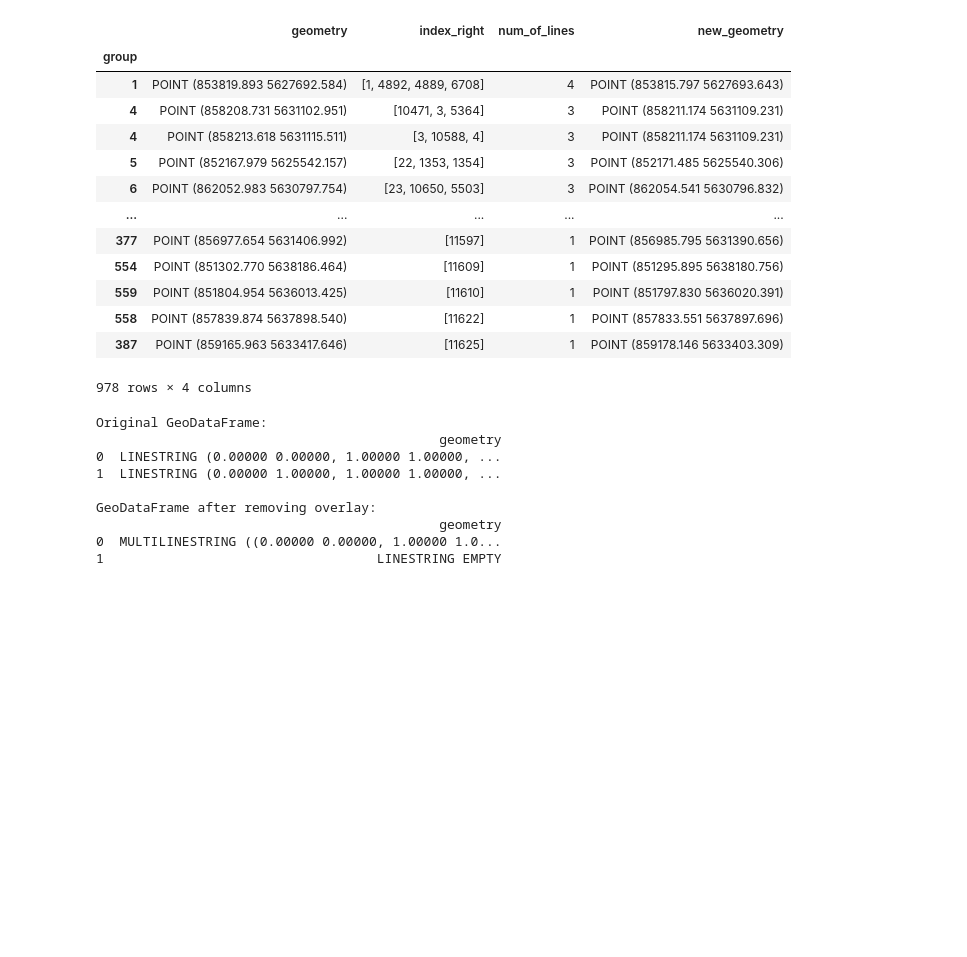
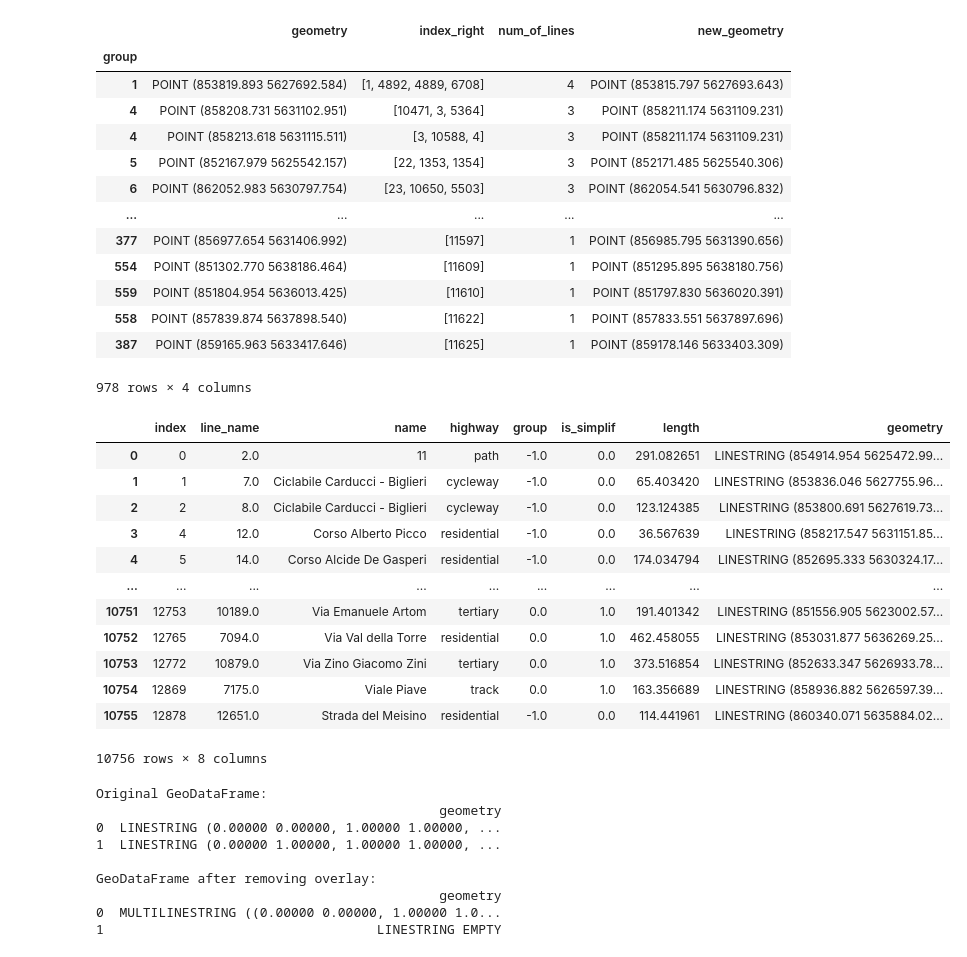
Before and after one commit to achic19/SOD0, a Jupyter notebook: Code/notebooks/topology.ipynb, the cells around one changed output. Saved outputs shown, nothing was run; the diff lists cells and outputs as text; code cells hidden in the pictures; blank space fills up the shorter version.

```diff
--- a/Code/notebooks/topology.ipynb
+++ b/Code/notebooks/topology.ipynb
@@ -793,6 +833,25 @@ network_new.to_file(f'{intersection_agg_folder}network_new.shp')
 | 558 | POINT (857839.874 5637898.540) | [11622] | 1 | POINT (857833.551 5637897.696) |
 | 387 | POINT (859165.963 5633417.646) | [11625] | 1 | POINT (859178.146 5633403.309) |
 978 rows × 4 columns
+# %%
+# This code take the network and delete polylines with the same
+intersection_agg_folder = f'{data_folder}/intersection_agg/'
+gpd.read_file(f'{intersection_agg_folder}network_new.shp')
+all_points = network[geometry].apply(lambda line: [Point(line.coords[0]), Point(line.coords[-1])]).explode()
+# %% [output]
+|  | index | line_name | name | highway | group | is_simplif | length | geometry |
+| 0 | 0 | 2.0 | 11 | path | -1.0 | 0.0 | 291.082651 | LINESTRING (854914.954 5625472.99... |
+| 1 | 1 | 7.0 | Ciclabile Carducci - Biglieri | cycleway | -1.0 | 0.0 | 65.403420 | LINESTRING (853836.046 5627755.96... |
+| 2 | 2 | 8.0 | Ciclabile Carducci - Biglieri | cycleway | -1.0 | 0.0 | 123.124385 | LINESTRING (853800.691 5627619.73... |
+| 3 | 4 | 12.0 | Corso Alberto Picco | residential | -1.0 | 0.0 | 36.567639 | LINESTRING (858217.547 5631151.85... |
+| 4 | 5 | 14.0 | Corso Alcide De Gasperi | residential | -1.0 | 0.0 | 174.034794 | LINESTRING (852695.333 5630324.17... |
+| ... | ... | ... | ... | ... | ... | ... | ... | ... |
+| 10751 | 12753 | 10189.0 | Via Emanuele Artom | tertiary | 0.0 | 1.0 | 191.401342 | LINESTRING (851556.905 5623002.57... |
+| 10752 | 12765 | 7094.0 | Via Val della Torre | residential | 0.0 | 1.0 | 462.458055 | LINESTRING (853031.877 5636269.25... |
+| 10753 | 12772 | 10879.0 | Via Zino Giacomo Zini | tertiary | 0.0 | 1.0 | 373.516854 | LINESTRING (852633.347 5626933.78... |
+| 10754 | 12869 | 7175.0 | Viale Piave | track | 0.0 | 1.0 | 163.356689 | LINESTRING (858936.882 5626597.39... |
+| 10755 | 12878 | 12651.0 | Strada del Meisino | residential | -1.0 | 0.0 | 114.441961 | LINESTRING (860340.071 5635884.02... |
+10756 rows × 8 columns
 # %%
 import geopandas as gpd
 from shapely.geometry import LineString
```
Also changed, not shown: parts of 7 cells of this notebook, 5 other files.
